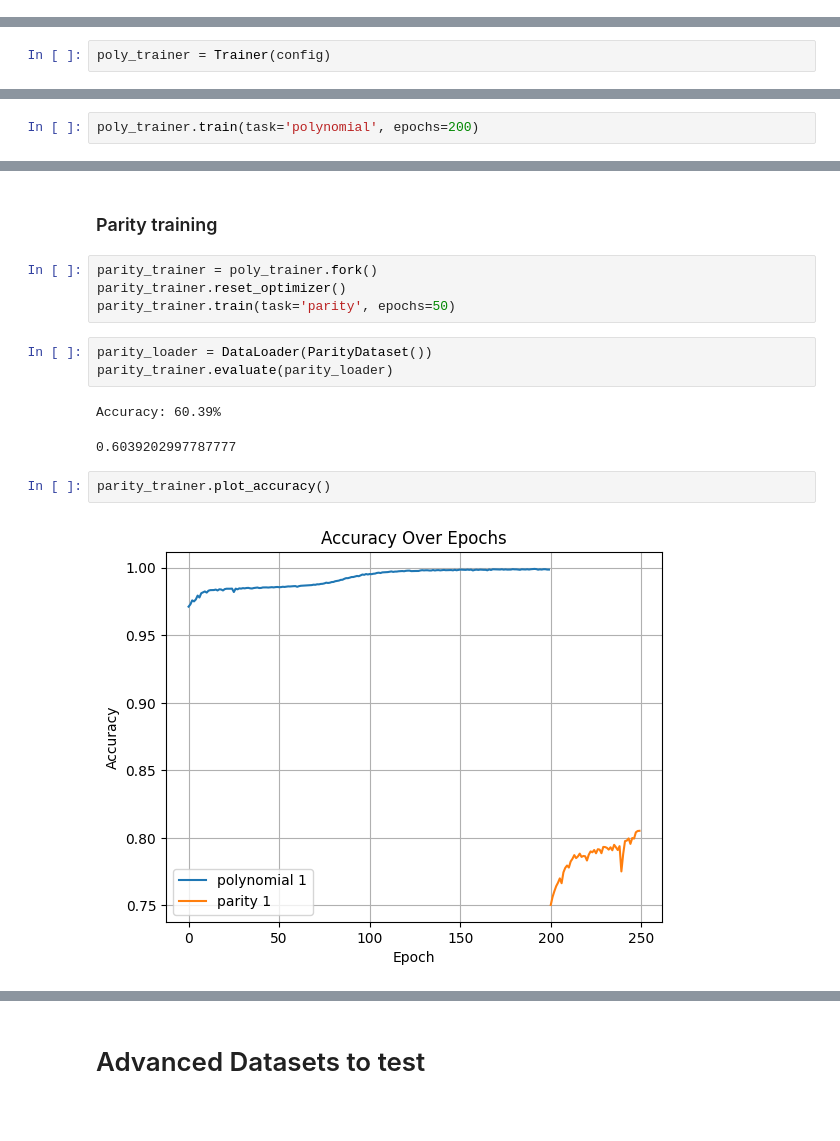
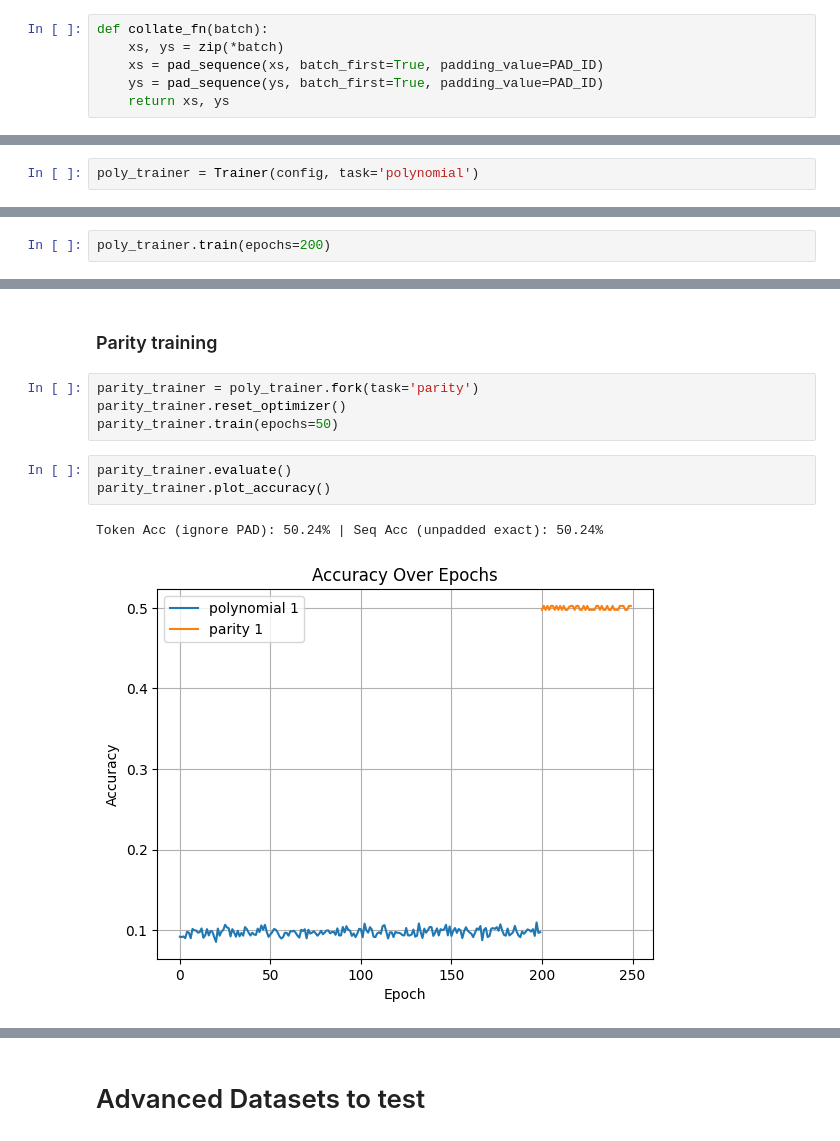
Before and after one commit to avivabou/pal, a Jupyter notebook: projects/cot/notebooks/bounded_output.ipynb, the cells around one changed output, grey strips where cells are left out. Drawn from its saved outputs; the diff is of its cells as text; blank space fills up the shorter version.

```diff
--- a/projects/cot/notebooks/bounded_output.ipynb
+++ b/projects/cot/notebooks/bounded_output.ipynb
@@ -184,5 +201,11 @@ def collate_fn(batch):
 # %% [markdown]
 ## Model Object
+# %%
+def collate_fn(batch):
+    xs, ys = zip(*batch)
+    xs = pad_sequence(xs, batch_first=True, padding_value=PAD_ID)
+    ys = pad_sequence(ys, batch_first=True, padding_value=PAD_ID)
+    return xs, ys
 # %%
 class Trainer:
     all_accuracies = []
@@ -326,9 +414,9 @@ class Trainer:
 # %% [markdown]
 ## Train
 # %%
-poly_trainer = Trainer(config)
+poly_trainer = Trainer(config, task='polynomial')
 # %% [markdown]
 ### Polynomial training
 # %%
-poly_trainer.train(task='polynomial', epochs=200)
+poly_trainer.train(epochs=200)
 # %%
@@ -341,16 +457,12 @@ Accuracy: 97.28%
 # %% [markdown]
 ### Parity training
 # %%
-parity_trainer = poly_trainer.fork()
+parity_trainer = poly_trainer.fork(task='parity')
 parity_trainer.reset_optimizer()
-parity_trainer.train(task='parity', epochs=50)
+parity_trainer.train(epochs=50)
-# %%
-parity_loader = DataLoader(ParityDataset())
-parity_trainer.evaluate(parity_loader)
-# %% [output]
-Accuracy: 60.39%
-0.6039202997787777
 # %%
+parity_trainer.evaluate()
 parity_trainer.plot_accuracy()
 # %% [output]
+Token Acc (ignore PAD): 50.24% | Seq Acc (unpadded exact): 50.24%
-[figure, old version]
+[figure, new version]
```
Also changed, not shown: parts of 33 cells of this notebook.
